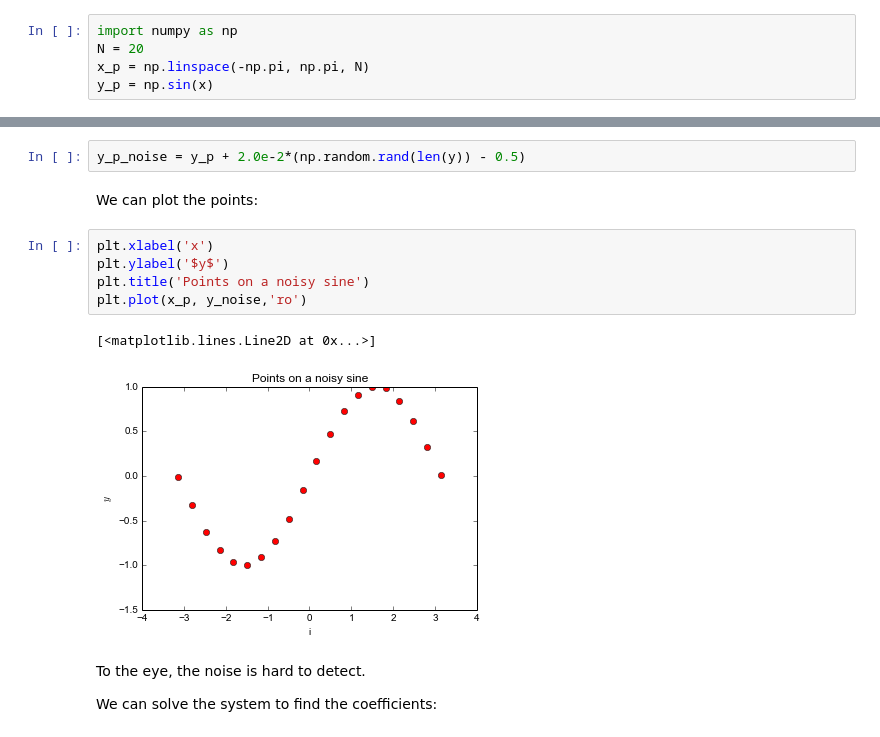
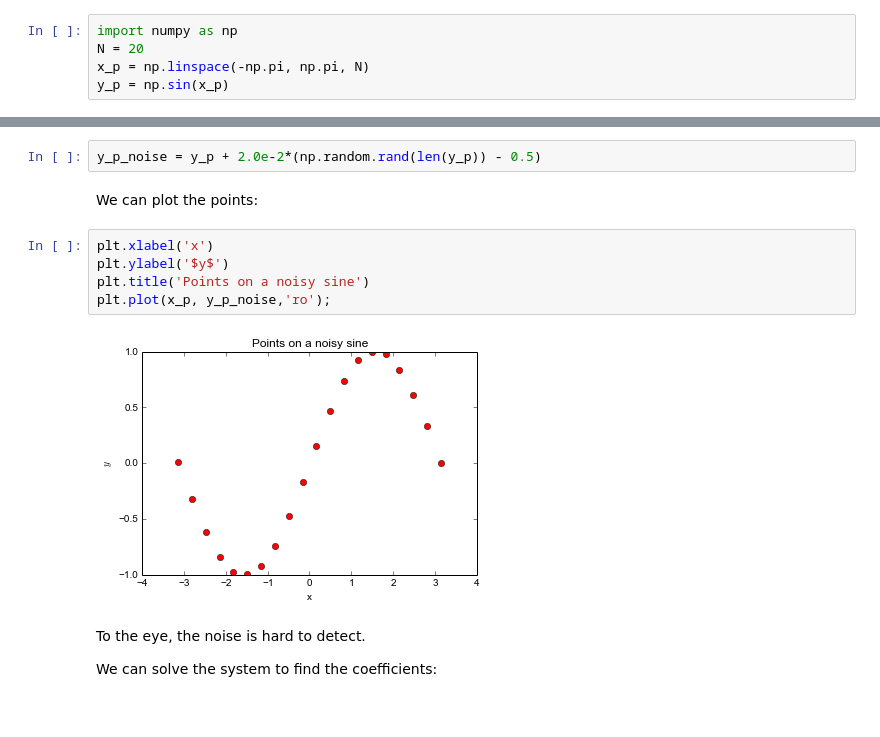
Before and after one commit to garth-wells/notebooks-3M1, a Jupyter notebook: notebooks/LeastSquares.ipynb, the cells around one changed output, grey strips where cells are left out. Cells and saved outputs as stored; diff of their text form.

```diff
--- a/notebooks/LeastSquares.ipynb
+++ b/notebooks/LeastSquares.ipynb
@@ -35,7 +35,7 @@ We first consider the interpolation of 20 equally spaces points that lie of the
 import numpy as np
 N = 20
 x_p = np.linspace(-np.pi, np.pi, N)
-y_p = np.sin(x)
+y_p = np.sin(x_p)
 # %% [markdown]
 We use the variable `N` to hold the number of points so we can change it if we want to experiment.
 
@@ -126,17 +127,16 @@ We can see from the graph that the polynomial closely ressambles the sine functi
 # %% [markdown]
 We now repeat the fitting exercise, but we now add a small amount of noise to the points on the sine curve that we wish to interpolate:
 # %%
-y_p_noise = y_p + 2.0e-2*(np.random.rand(len(y)) - 0.5)
+y_p_noise = y_p + 2.0e-2*(np.random.rand(len(y_p)) - 0.5)
 # %% [markdown]
 We can plot the points:
 # %%
 plt.xlabel('x')
 plt.ylabel('$y$')
 plt.title('Points on a noisy sine')
-plt.plot(x_p, y_noise,'ro')
+plt.plot(x_p, y_p_noise,'ro');
 # %% [output]
-[<matplotlib.lines.Line2D at 0x...>]
-[figure, old version]
+[figure, new version]
 # %% [markdown]
 To the eye, the noise is hard to detect.
 
```
Also changed, not shown: parts of 11 cells of this notebook.
